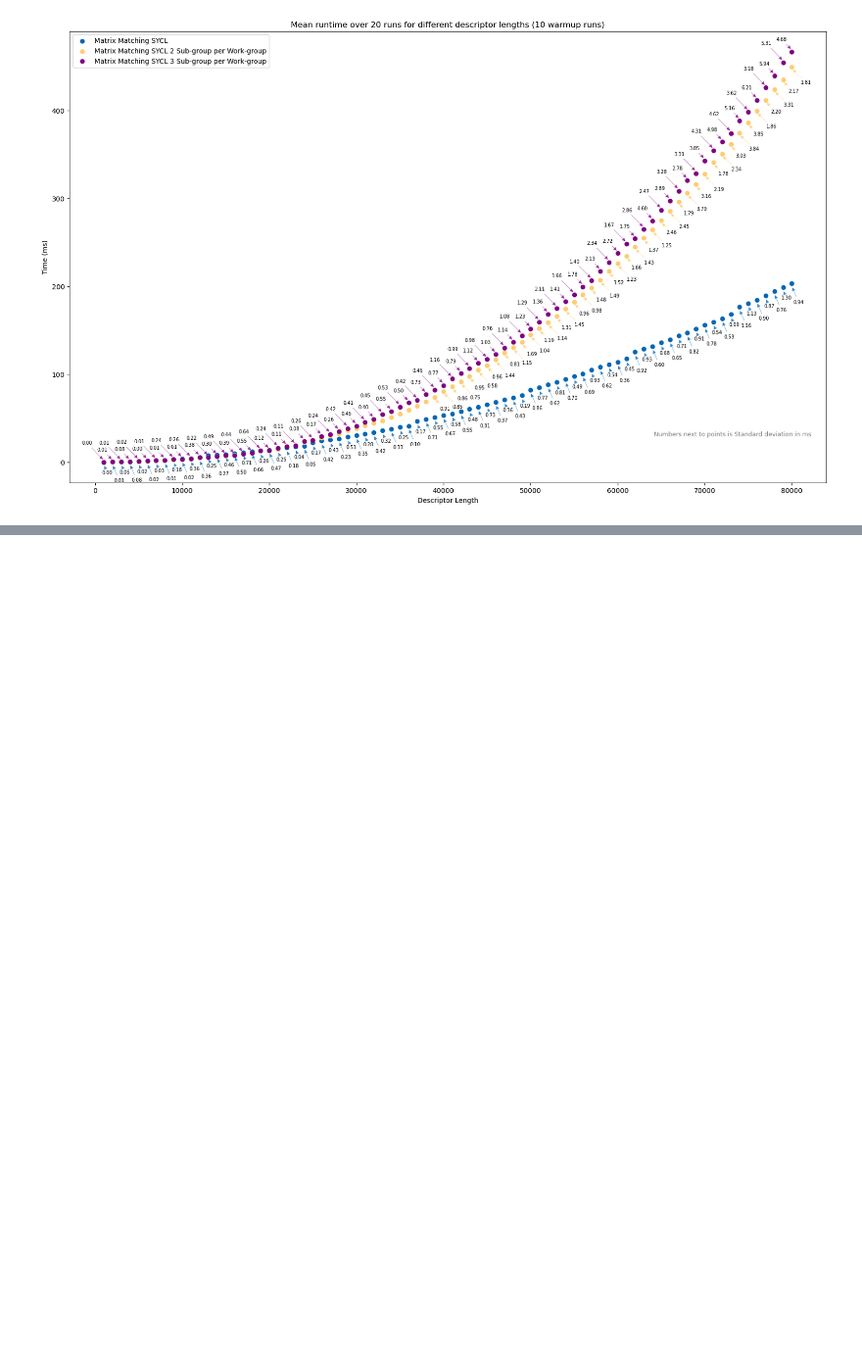
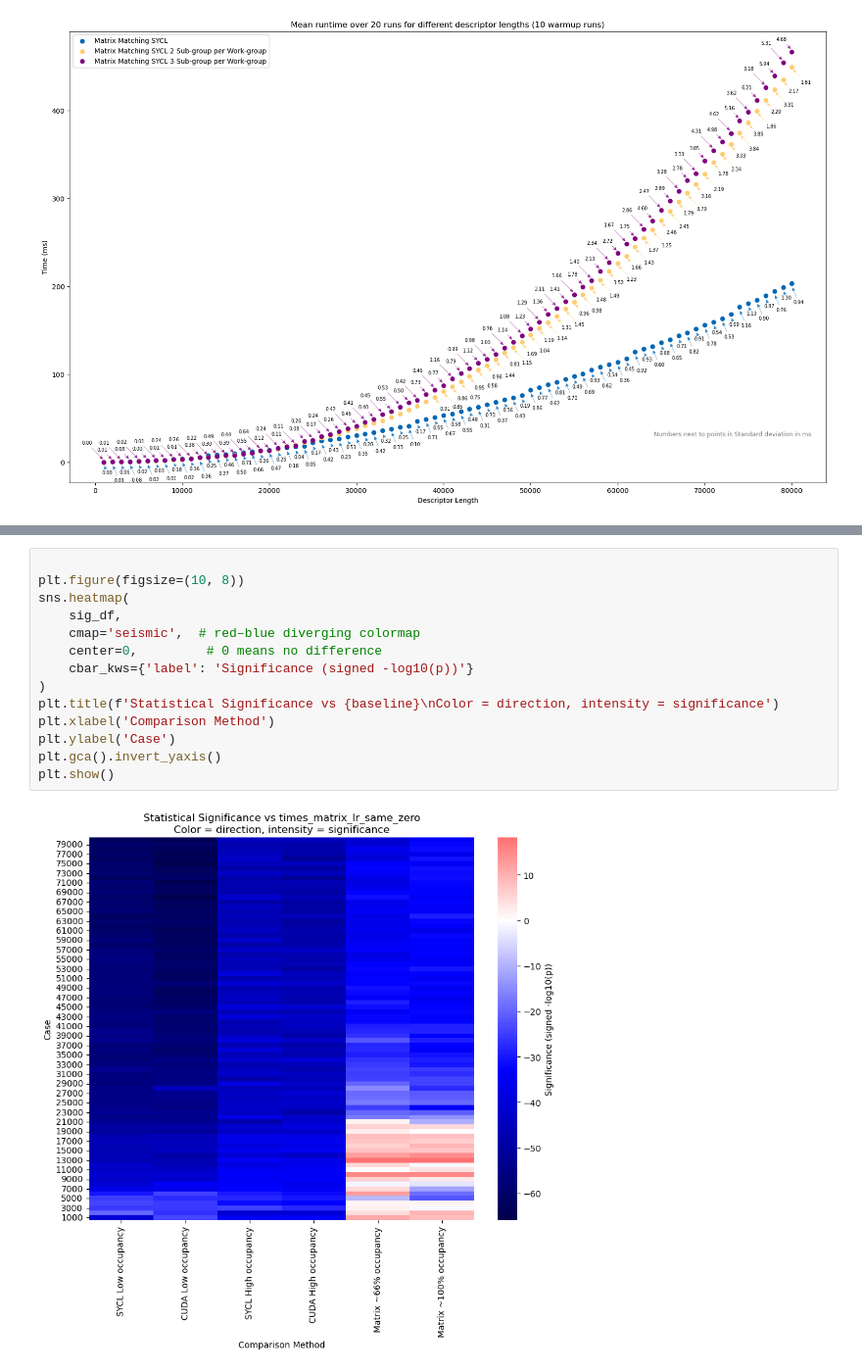
Before and after one commit to jorgenjen/sycl_popsift, a Jupyter notebook: matching_data_visualization_new.ipynb, the cells around one changed output, grey strips where cells are left out. Shown at 98% size. Drawn from its saved outputs; the diff is of its cells as text; blank space fills up the shorter version.

```diff
--- a/matching_data_visualization_new.ipynb
+++ b/matching_data_visualization_new.ipynb
@@ -752,0 +1163,16 @@ plt.show()
+# %%
+
+plt.figure(figsize=(10, 8))
+sns.heatmap(
+    sig_df,
+    cmap='seismic',  # red–blue diverging colormap
+    center=0,         # 0 means no difference
+    cbar_kws={'label': 'Significance (signed -log10(p))'}
+)
+plt.title(f'Statistical Significance vs {baseline}\nColor = direction, intensity = significance')
+plt.xlabel('Comparison Method')
+plt.ylabel('Case')
+plt.gca().invert_yaxis()
+plt.show()
+# %% [output]
+[figure, added]
```
Also changed, not shown: parts of 24 cells of this notebook.
